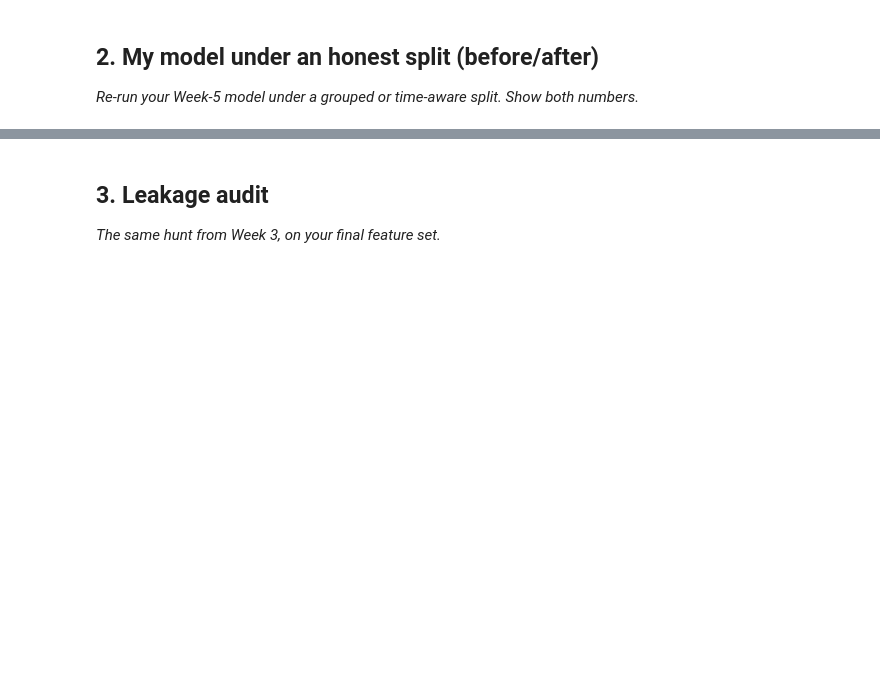
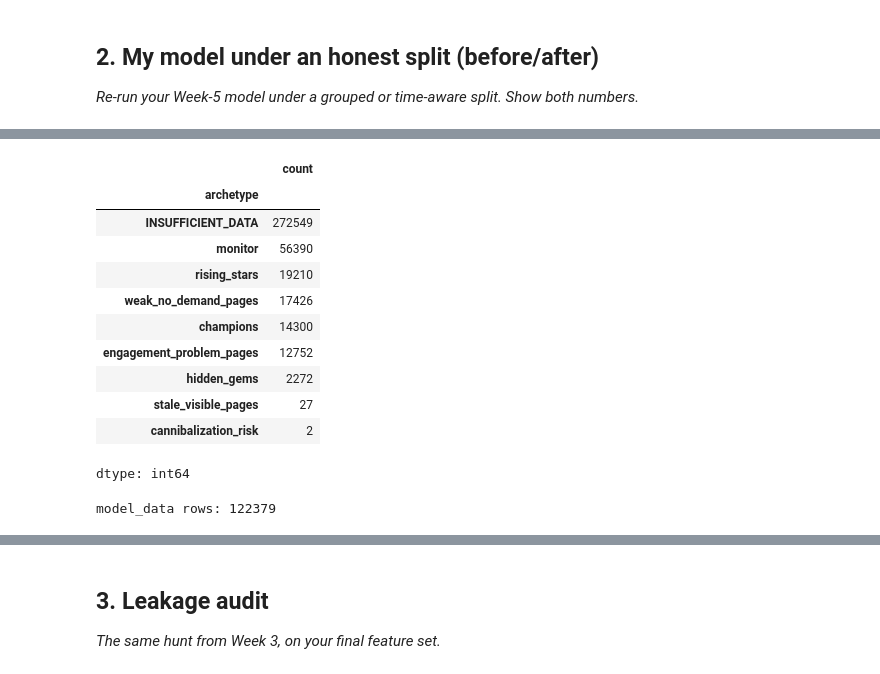
Before and after one commit to tracy030115/flyrank-ml, a Jupyter notebook: work/notebooks/w06_validation_audit.ipynb, the cells around one changed output, grey strips where cells are left out. Saved outputs shown, nothing was run; the diff lists cells and outputs as text; code cells hidden in the pictures; blank space fills up the shorter version.

```diff
--- a/work/notebooks/w06_validation_audit.ipynb
+++ b/work/notebooks/w06_validation_audit.ipynb
@@ -20,3 +32,8 @@ This skeleton is yours to fill. Work the sections **in order** — each one has
 # %%
 # This cell is for CODE (numbers, a query, a check).
 # Write your text answer in the cell ABOVE this one — typing sentences here breaks Run All.
+import duckdb
+con = duckdb.connect()
+con.execute("CREATE SECRET (TYPE huggingface, TOKEN 'hf_your_read_token')")  # accept the gate in-browser first, then paste a READ token
+rel = "hf://datasets/FlyRank/internship-warehouse"
+con.sql(f"SELECT COUNT(*) FROM read_parquet('{rel}/fact_content_daily_performance/**/*.parquet')")
@@ -22,0 +118,71 @@ This skeleton is yours to fill. Work the sections **in order** — each one has
+# %%
+keyword_counts = (
+    page_level[page_level["total_impressions"] > 0]
+    .groupby(["client_hash_id", "keyword_hash_id"])["content_hash_id"]
+    .nunique()
+    .reset_index(name="pages_ranking_for_keyword")
+)
+page_level = page_level.merge(keyword_counts, on=["client_hash_id", "keyword_hash_id"], how="left")
+page_level["cannibalization_risk"] = page_level["pages_ranking_for_keyword"].fillna(0) > 1
+# %%
+MIN_IMPRESSIONS = 10
+STALE_THRESHOLD_DAYS = 180
+HIGH_VOLUME_IMPRESSIONS = page_level["total_impressions"].quantile(0.75)
+
+def assign_archetype(row):
+    gsc_available = bool(row["gsc_data_available_any"]) if pd.notna(row["gsc_data_available_any"]) else False
+    if (not gsc_available) or row["total_impressions"] < MIN_IMPRESSIONS:
+        return "INSUFFICIENT_DATA"
+
+    if pd.notna(row["days_since_last_update"]) and row["days_since_last_update"] < 0:
+        return "INSUFFICIENT_DATA"
+
+    is_good_position = pd.notna(row["avg_position"]) and row["avg_position"] <= 10
+    is_high_volume = row["total_impressions"] >= HIGH_VOLUME_IMPRESSIONS
+    is_low_ctr = pd.notna(row["ctr_gap"]) and row["ctr_gap"] > 0
+    is_stale = pd.notna(row["days_since_last_update"]) and row["days_since_last_update"] > STALE_THRESHOLD_DAYS
+    has_low_engagement = pd.notna(row["engagement_rate"]) and row["engagement_rate"] < 0.3
+    is_no_demand = row["total_impressions"] < MIN_IMPRESSIONS * 3
+    ga4_available = bool(row["ga4_data_available_any"]) if pd.notna(row["ga4_data_available_any"]) else False
+    is_cannibalization = bool(row["cannibalization_risk"]) if pd.notna(row["cannibalization_risk"]) else False
+
+    if is_cannibalization:
+        return "cannibalization_risk"
+    if is_good_position and is_high_volume and not is_low_ctr and not is_stale:
+        return "champions"
+    if is_good_position and is_high_volume and is_stale:
+        return "stale_visible_pages"
+    if ga4_available and is_good_position and is_high_volume and has_low_engagement:
+        return "engagement_problem_pages"
+    if is_good_position and not is_high_volume and not is_low_ctr:
+        return "hidden_gems"
+    if not is_good_position and pd.notna(row["ctr_gap"]) and row["ctr_gap"] < 0 and row["total_impressions"] >= HIGH_VOLUME_IMPRESSIONS * 0.25:
+        return "rising_stars"
+    if is_no_demand:
+        return "weak_no_demand_pages"
+
+    return "monitor"
+
+page_level["archetype"] = page_level.apply(assign_archetype, axis=1)
+page_level["archetype"].value_counts()
+# %% [output]
+|  | count |
+| archetype |  |
+| INSUFFICIENT_DATA | 272549 |
+| monitor | 56390 |
+| rising_stars | 19210 |
+| weak_no_demand_pages | 17426 |
+| champions | 14300 |
+| engagement_problem_pages | 12752 |
+| hidden_gems | 2272 |
+| stale_visible_pages | 27 |
+| cannibalization_risk | 2 |
+dtype: int64
+# %%
+feature_cols = ["total_impressions", "total_clicks", "ctr", "avg_position", "days_since_last_update"]
+
+model_data = page_level[page_level["archetype"] != "INSUFFICIENT_DATA"].copy()
+model_data = model_data.dropna(subset=feature_cols)
+print(f"model_data rows: {len(model_data)}")
+# %% [output]
+model_data rows: 122379
```
Also changed, not shown: parts of 15 cells of this notebook.
